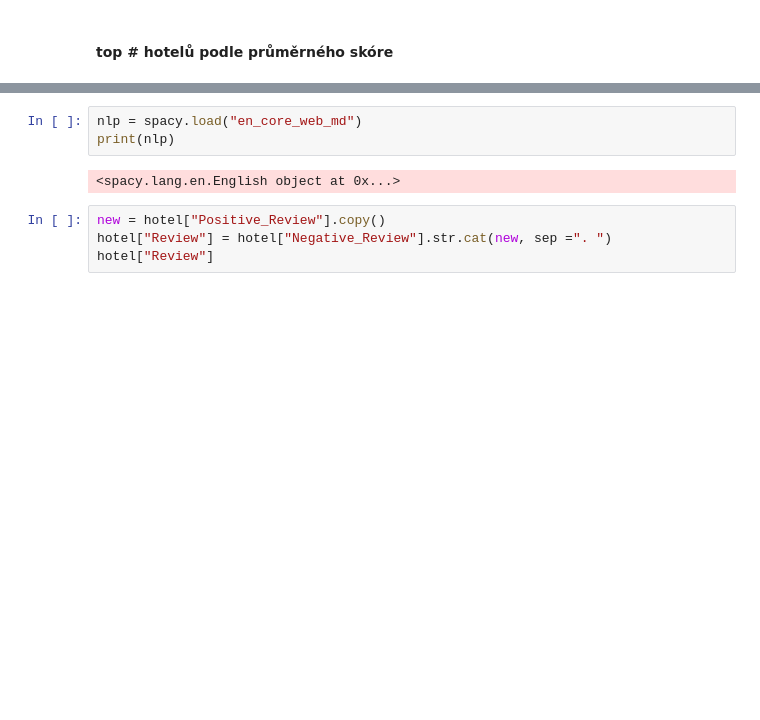
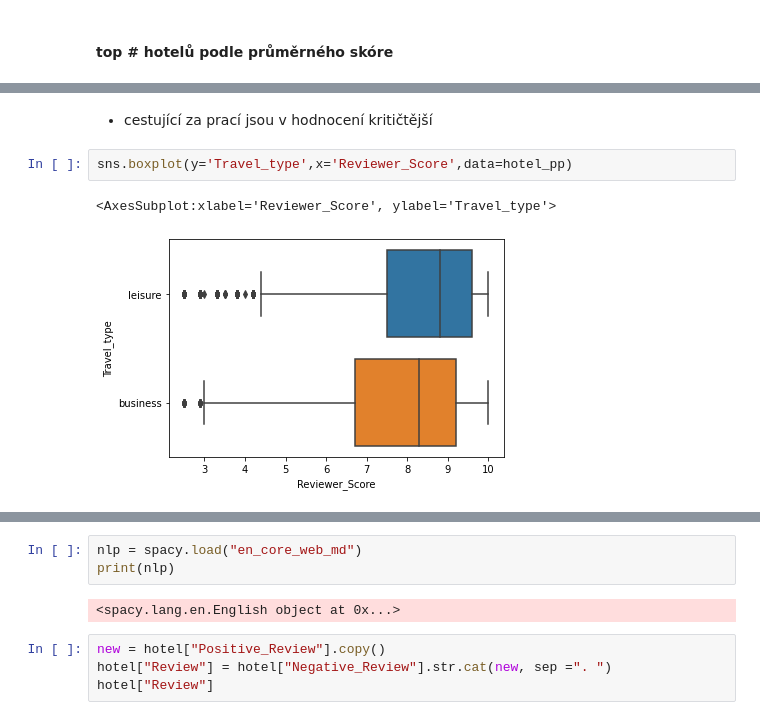
Before and after one commit to cermatej/vse-text-analysis, a Jupyter notebook: hotel_text_analysis.ipynb, the cells around one changed output, grey strips where cells are left out. Saved outputs shown, nothing was run; the diff lists cells and outputs as text; blank space fills up the shorter version.

```diff
--- a/hotel_text_analysis.ipynb
+++ b/hotel_text_analysis.ipynb
@@ -112,0 +125,7 @@ POJMENOVANÉ ENTITY
+# %% [markdown]
+* cestující za prací jsou v hodnocení kritičtější
+# %%
+sns.boxplot(y='Travel_type',x='Reviewer_Score',data=hotel_pp)
+# %% [output]
+<AxesSubplot:xlabel='Reviewer_Score', ylabel='Travel_type'>
+[figure, added]
```
Also changed, not shown: parts of 46 cells of this notebook, 2 other files.
